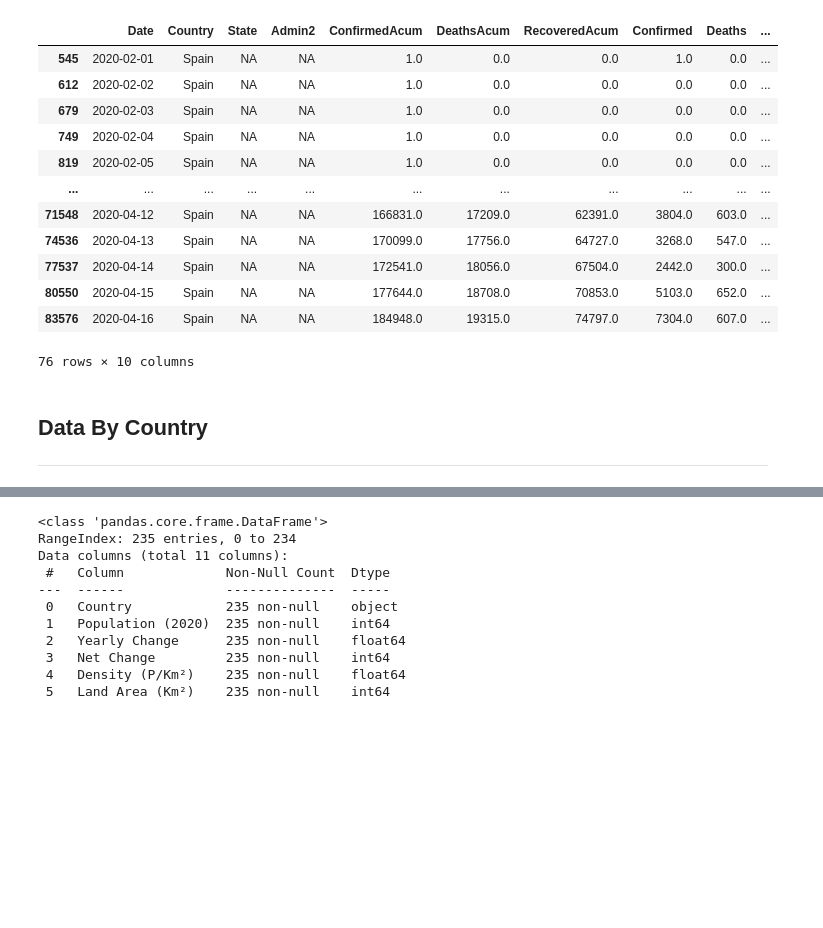
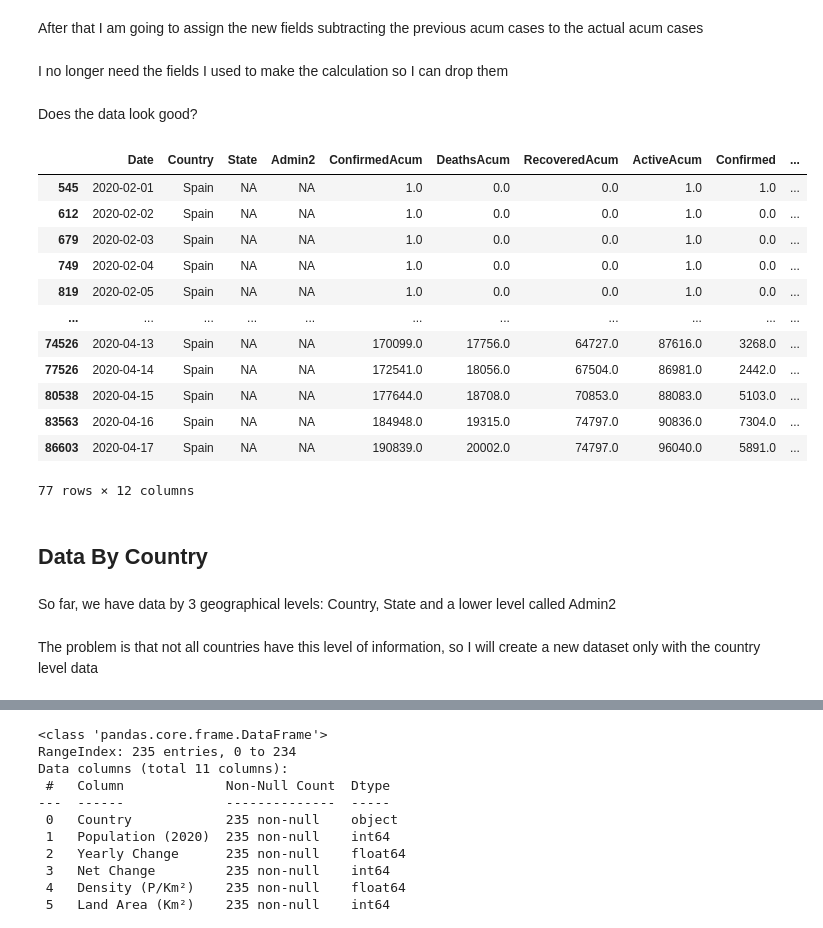
Before and after one commit to dvillaj/covid-19-data, a Jupyter notebook: Covid_19.ipynb, the cells around one changed output, grey strips where cells are left out. Saved outputs shown, nothing was run; the diff lists cells and outputs as text; code cells hidden in the pictures; blank space fills up the shorter version.

```diff
--- a/Covid_19.ipynb
+++ b/Covid_19.ipynb
@@ -140,0 +180,2 @@ memory usage: 4.6+ MB
+# %%
+data['ActiveAcum'] = data.ConfirmedAcum  - data.DeathsAcum - data.RecoveredAcum
@@ -163,10 +211,11 @@ data[data.Country == 'Spain'].head()
 # %%
-data = data.sort_values(['State', 'Country', 'Date'])
-
-data = data.assign(ConfirmedPrevious = data.groupby(['Admin2', 'State', 'Country']).shift(1)["ConfirmedAcum"],
+data = data.sort_values(['State', 'Country', 'Date']).\
+            assign(ConfirmedPrevious = data.groupby(['Admin2', 'State', 'Country']).shift(1)["ConfirmedAcum"],
                    DeathsPrevious = data.groupby(['Admin2', 'State', 'Country']).shift(1)["DeathsAcum"],
                    RecoveredPrevious = data.groupby(['Admin2', 'State', 'Country']).shift(1)["RecoveredAcum"],
-            ).fillna({ 'ConfirmedPrevious' : 0, 'DeathsPrevious' : 0, 'RecoveredPrevious' : 0 })
+                   ActivePrevious = data.groupby(['Admin2', 'State', 'Country']).shift(1)["ActiveAcum"],
+            ).\
+            fillna({ 'ConfirmedPrevious' : 0, 'DeathsPrevious' : 0, 'RecoveredPrevious' : 0 })
 # %%
 data.head()
 # %% [output]
@@ -176,32 +225,42 @@ data.head()
 | 2834 | 2020-03-01 | Canada | Montreal, QC | NA | 1.0 | 0.0 | 0.0 | 1.0 | ... |
 | 2961 | 2020-03-02 | Canada | Montreal, QC | NA | 1.0 | 0.0 | 0.0 | 1.0 | ... |
 | 3103 | 2020-03-03 | Canada | Montreal, QC | NA | 1.0 | 0.0 | 0.0 | 1.0 | ... |
+# %% [markdown]
+After that I am going to assign the new fields subtracting the previous acum cases to the actual acum cases
 # %%
 data = data.assign(Confirmed = data.ConfirmedAcum -  data.ConfirmedPrevious,
             Deaths = data.DeathsAcum - data.DeathsPrevious,
-            Recovered = data.RecoveredAcum - data.RecoveredPrevious
+            Recovered = data.RecoveredAcum - data.RecoveredPrevious,
+            Active = data.ActiveAcum - data.ActivePrevious
             )
-data = data.drop(['ConfirmedPrevious', 'DeathsPrevious', 'RecoveredPrevious'], axis = 1)
+# %% [markdown]
+I no longer need the fields I used to make the calculation so I can drop them
+# %%
+data = data.drop(['ConfirmedPrevious', 'DeathsPrevious', 'RecoveredPrevious', 'ActivePrevious'], axis = 1)
+# %% [markdown]
+Does the data look good?
 # %%
-data[data.Country == 'Spain']
+data.query("Country == 'Spain'")
 # %% [output]
-|  | Date | Country | State | Admin2 | ConfirmedAcum | DeathsAcum | RecoveredAcum | Confirmed | Deaths | ... |
-| 545 | 2020-02-01 | Spain | NA | NA | 1.0 | 0.0 | 0.0 | 1.0 | 0.0 | ... |
-| 612 | 2020-02-02 | Spain | NA | NA | 1.0 | 0.0 | 0.0 | 0.0 | 0.0 | ... |
-| 679 | 2020-02-03 | Spain | NA | NA | 1.0 | 0.0 | 0.0 | 0.0 | 0.0 | ... |
-| 749 | 2020-02-04 | Spain | NA | NA | 1.0 | 0.0 | 0.0 | 0.0 | 0.0 | ... |
-| 819 | 2020-02-05 | Spain | NA | NA | 1.0 | 0.0 | 0.0 | 0.0 | 0.0 | ... |
+|  | Date | Country | State | Admin2 | ConfirmedAcum | DeathsAcum | RecoveredAcum | ActiveAcum | Confirmed | ... |
+| 545 | 2020-02-01 | Spain | NA | NA | 1.0 | 0.0 | 0.0 | 1.0 | 1.0 | ... |
+| 612 | 2020-02-02 | Spain | NA | NA | 1.0 | 0.0 | 0.0 | 1.0 | 0.0 | ... |
+| 679 | 2020-02-03 | Spain | NA | NA | 1.0 | 0.0 | 0.0 | 1.0 | 0.0 | ... |
+| 749 | 2020-02-04 | Spain | NA | NA | 1.0 | 0.0 | 0.0 | 1.0 | 0.0 | ... |
+| 819 | 2020-02-05 | Spain | NA | NA | 1.0 | 0.0 | 0.0 | 1.0 | 0.0 | ... |
 | ... | ... | ... | ... | ... | ... | ... | ... | ... | ... | ... |
-| 71548 | 2020-04-12 | Spain | NA | NA | 166831.0 | 17209.0 | 62391.0 | 3804.0 | 603.0 | ... |
-| 74536 | 2020-04-13 | Spain | NA | NA | 170099.0 | 17756.0 | 64727.0 | 3268.0 | 547.0 | ... |
-| 77537 | 2020-04-14 | Spain | NA | NA | 172541.0 | 18056.0 | 67504.0 | 2442.0 | 300.0 | ... |
-| 80550 | 2020-04-15 | Spain | NA | NA | 177644.0 | 18708.0 | 70853.0 | 5103.0 | 652.0 | ... |
-| 83576 | 2020-04-16 | Spain | NA | NA | 184948.0 | 19315.0 | 74797.0 | 7304.0 | 607.0 | ... |
+| 74526 | 2020-04-13 | Spain | NA | NA | 170099.0 | 17756.0 | 64727.0 | 87616.0 | 3268.0 | ... |
+| 77526 | 2020-04-14 | Spain | NA | NA | 172541.0 | 18056.0 | 67504.0 | 86981.0 | 2442.0 | ... |
+| 80538 | 2020-04-15 | Spain | NA | NA | 177644.0 | 18708.0 | 70853.0 | 88083.0 | 5103.0 | ... |
+| 83563 | 2020-04-16 | Spain | NA | NA | 184948.0 | 19315.0 | 74797.0 | 90836.0 | 7304.0 | ... |
+| 86603 | 2020-04-17 | Spain | NA | NA | 190839.0 | 20002.0 | 74797.0 | 96040.0 | 5891.0 | ... |
-76 rows × 10 columns
+77 rows × 12 columns
 # %% [markdown]
 ## Data By Country
-
----
+# %% [markdown]
+So far, we have data by 3 geographical levels: Country, State and a lower level called Admin2
+# %% [markdown]
+The problem is that not all countries have this level of information, so I will create a new dataset only with the country level data
 # %%
 data_by_country = data.groupby(["Date", "Country"]).agg("sum").reset_index()
 data_by_country = data_by_country.sort_values(['Country', 'Date'])
```
Also changed, not shown: parts of 76 cells of this notebook.
